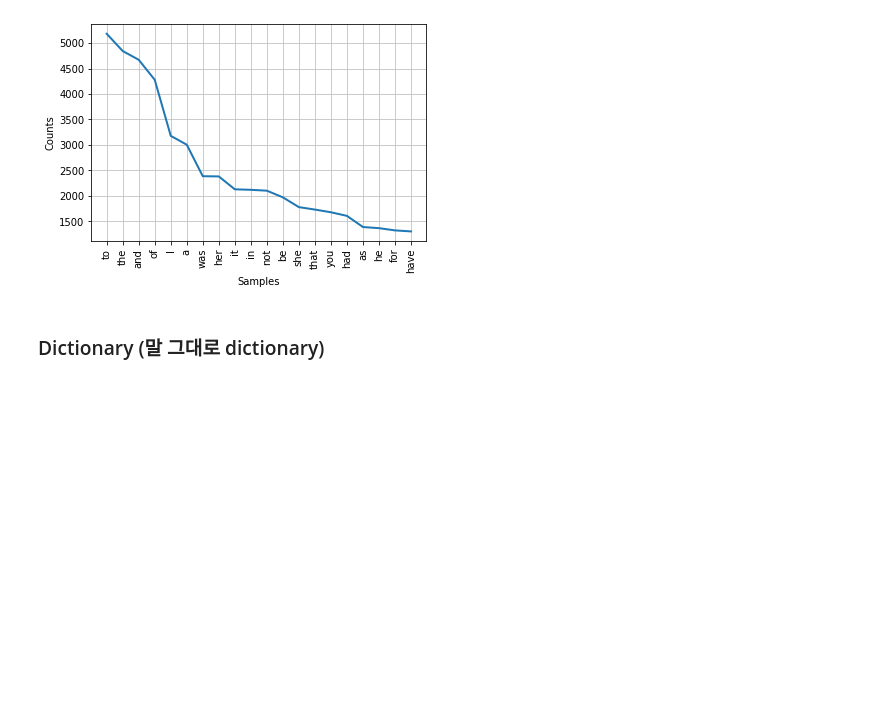
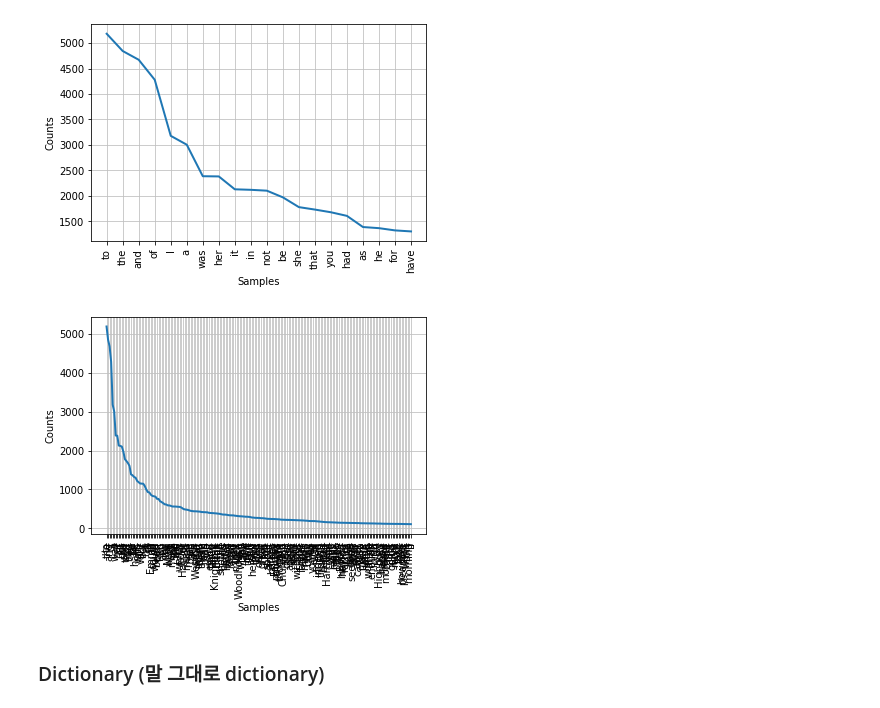
Before and after one commit to Junse0/-, a Jupyter notebook: nlp-new.ipynb, the cells around one changed output. Drawn from its saved outputs; the diff is of its cells as text; code cells hidden in the pictures; blank space fills up the shorter version.

```diff
--- a/nlp-new.ipynb
+++ b/nlp-new.ipynb
@@ -176,5 +346,11 @@ nltk.Text(words).plot(20)
 # %% [output]
 [figure]
+# %%
+# 예문
+nltk.Text(words).plot(200)
+# like 로그 함수
+# %% [output]
+[figure, added]
 # %% [markdown]
 ### Dictionary   (말 그대로 dictionary)
 # %%
```
Also changed, not shown: parts of 37 cells of this notebook.
